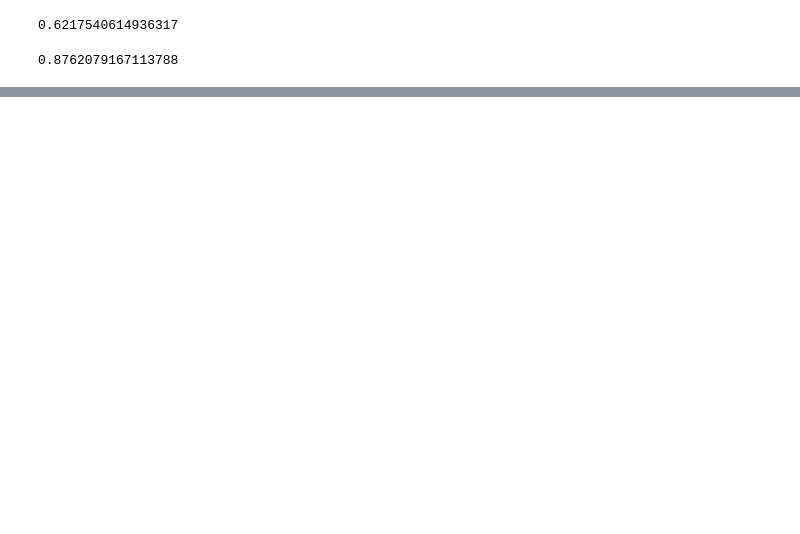
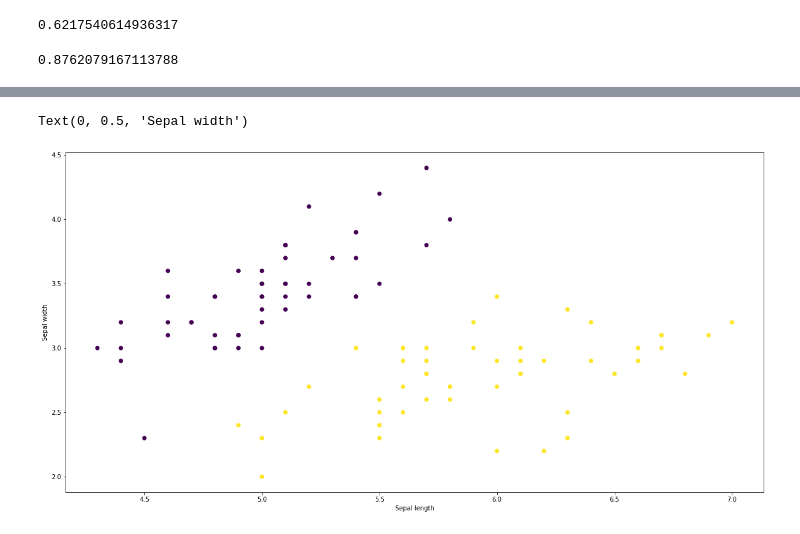
Before and after one commit to AvyayIrde/Data-Science-Course, a Jupyter notebook: Week 9/ML_Intro.ipynb, the cells around one changed output, grey strips where cells are left out. Saved outputs shown, nothing was run; the diff lists cells and outputs as text; code cells hidden in the pictures; blank space fills up the shorter version.

```diff
--- a/Week 9/ML_Intro.ipynb
+++ b/Week 9/ML_Intro.ipynb
@@ -948,0 +1023,13 @@ predict(age)
+# %%
+# simplifying this to only 2 species
+
+iris_data = df[0:100]
+iris_target = df_target[0:100]
+
+plt.figure(figsize=(20,10))
+plt.scatter(iris_data[:,0], iris_data[:,1],c=iris_target) # c gives color to the markers
+plt.xlabel("Sepal length")
+plt.ylabel("Sepal width")
+# %% [output]
+Text(0, 0.5, 'Sepal width')
+[figure, added]
```
Also changed, not shown: parts of 73 cells of this notebook, 4 other files.
